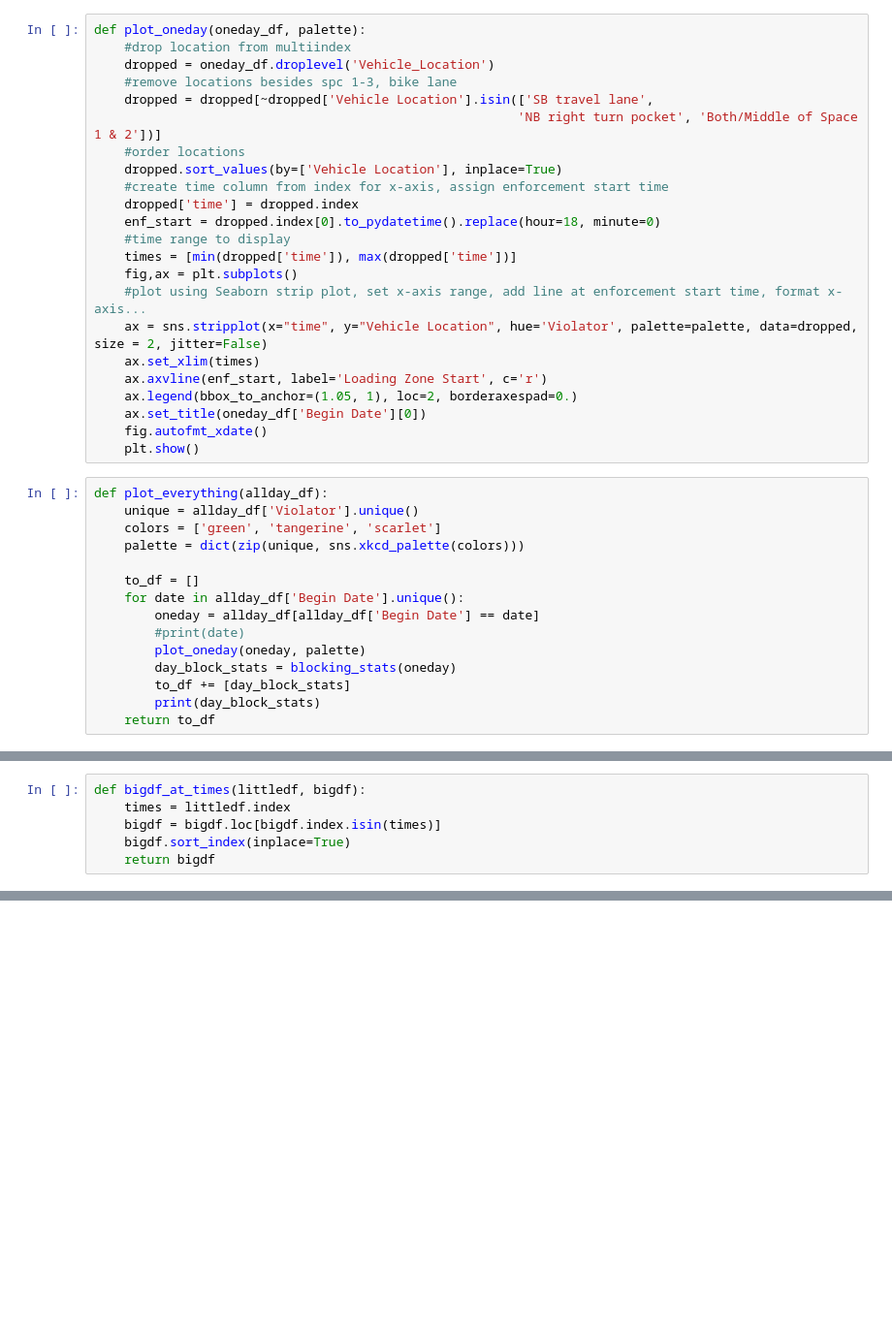
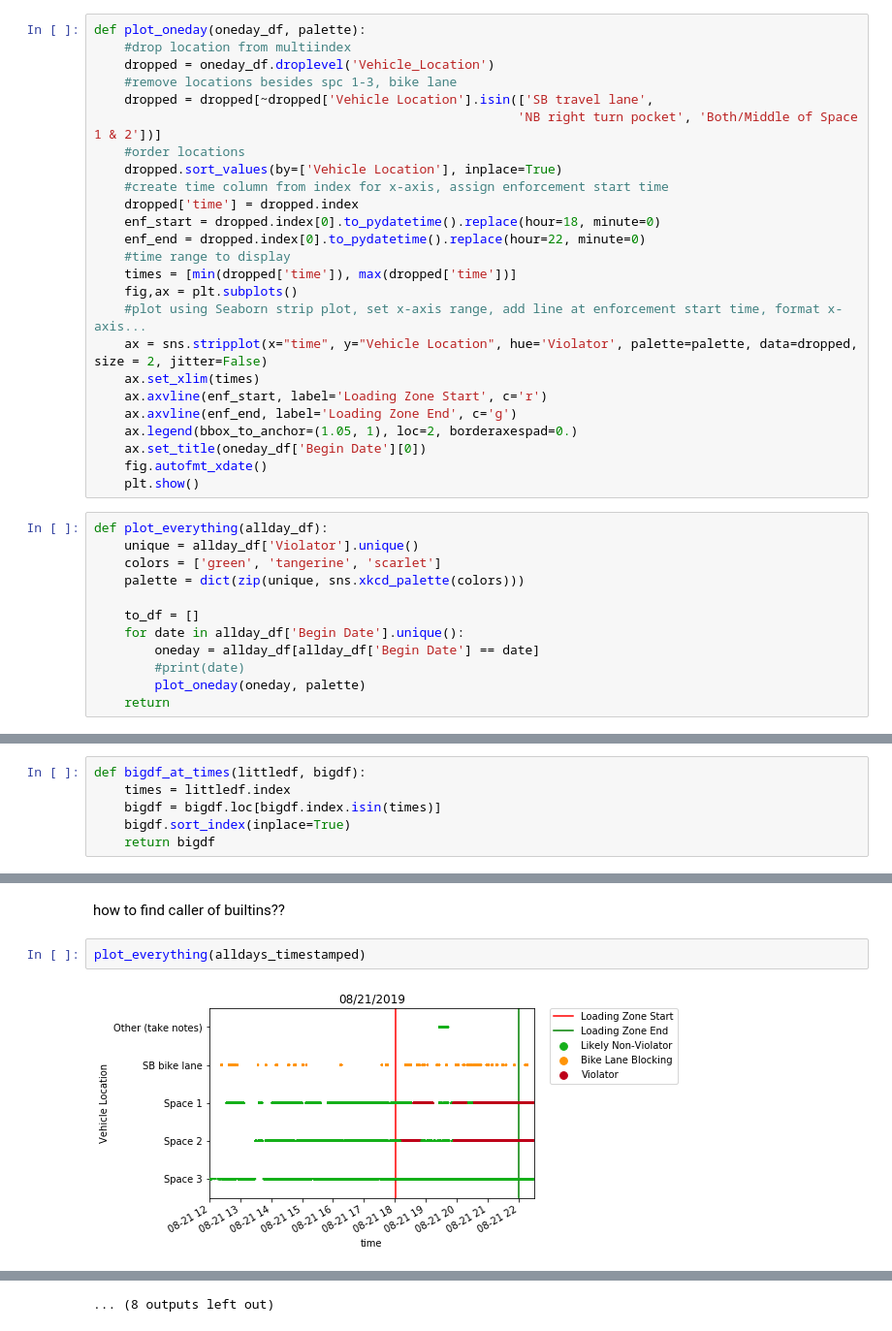
Before and after one commit to ucla-its/curb-analysis-visuals, a Jupyter notebook: AnalyzeBetter.ipynb, the cells around one changed output, grey strips where cells are left out. Shown at 97% size. Drawn from its saved outputs; the diff is of its cells as text; blank space fills up the shorter version.

```diff
--- a/AnalyzeBetter.ipynb
+++ b/AnalyzeBetter.ipynb
@@ -34,6 +38,7 @@ def plot_oneday(oneday_df, palette):
     #create time column from index for x-axis, assign enforcement start time
     dropped['time'] = dropped.index
     enf_start = dropped.index[0].to_pydatetime().replace(hour=18, minute=0)
+    enf_end = dropped.index[0].to_pydatetime().replace(hour=22, minute=0)
     #time range to display
     times = [min(dropped['time']), max(dropped['time'])]
     fig,ax = plt.subplots()
@@ -41,6 +46,7 @@ def plot_oneday(oneday_df, palette):
     ax = sns.stripplot(x="time", y="Vehicle Location", hue='Violator', palette=palette, data=dropped, size = 2, jitter=False)
     ax.set_xlim(times)
     ax.axvline(enf_start, label='Loading Zone Start', c='r')
+    ax.axvline(enf_end, label='Loading Zone End', c='g')
     ax.legend(bbox_to_anchor=(1.05, 1), loc=2, borderaxespad=0.)
     ax.set_title(oneday_df['Begin Date'][0])
     fig.autofmt_xdate()
@@ -56,10 +62,7 @@ def plot_everything(allday_df):
         oneday = allday_df[allday_df['Begin Date'] == date]
         #print(date)
         plot_oneday(oneday, palette)
-        day_block_stats = blocking_stats(oneday)
-        to_df += [day_block_stats]
-        print(day_block_stats)
-    return to_df
+    return
 # %%
 alldays_timestamped.sort_index(level='Timestamp', inplace=True)
 # %%
@@ -186,0 +215,6 @@ df
+# %% [markdown]
+how to find caller of builtins??
+# %%
+plot_everything(alldays_timestamped)
+# %% [output]
+[figure, added]
@@ -186,0 +232 @@ df
+... (8 outputs left out)
```
Also changed, not shown: parts of 33 cells of this notebook, 4 other files.
